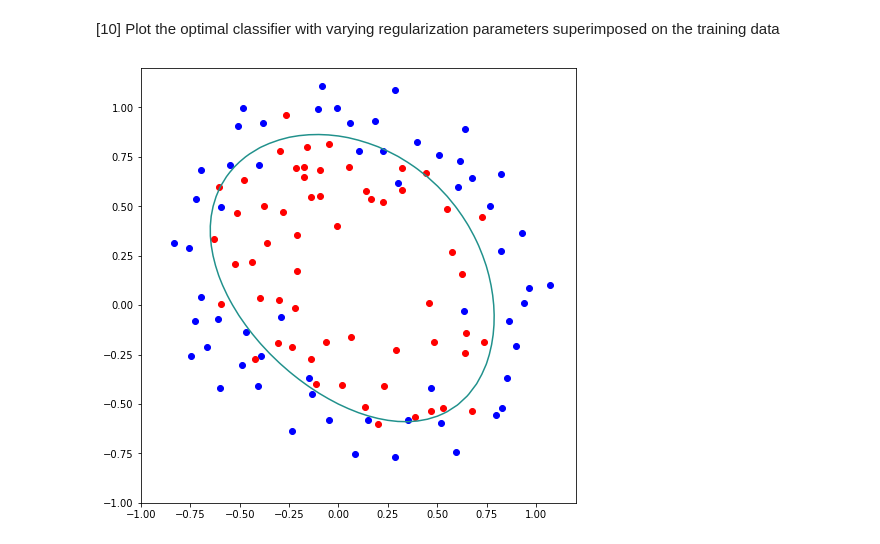
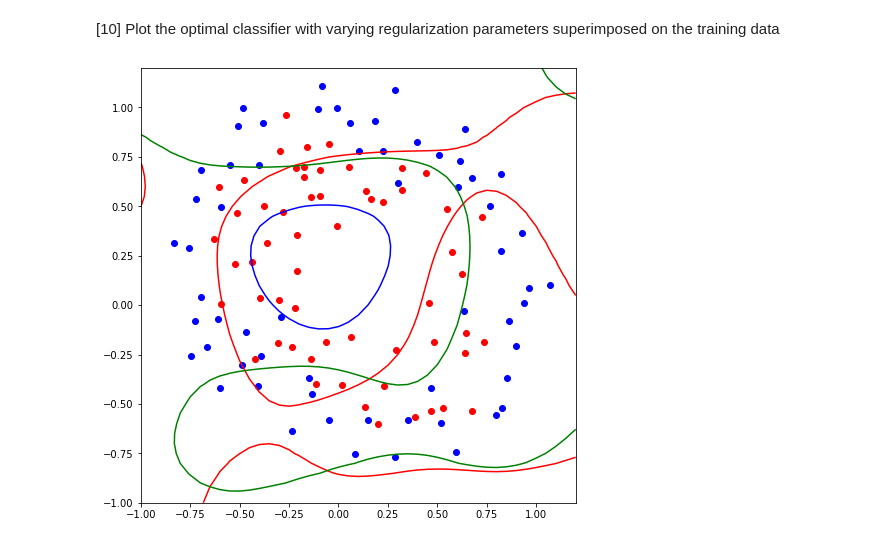
Before and after one commit to wseungjin/class-MachineLearning, a Jupyter notebook: 07/assignment07.ipynb, the cells around one changed output. Cells and saved outputs as stored; diff of their text form; code cells hidden in the pictures.

```diff
--- a/07/assignment07.ipynb
+++ b/07/assignment07.ipynb
@@ -19,7 +19,7 @@ def sigmoid(x, derivative=False):
 datanum= 118
 
 #Epoch
-epoch = 2000000
+epoch = 20000
 
 # array for graph
 OF_loss_Array=np.zeros((epoch,1))
@@ -254,14 +237,29 @@ final training AC is :
 # %%
 x_ = np.arange(-1.0, 1.25, 0.05)
 y_ = np.arange(-1.0, 1.25, 0.05)
 X, Y = np.meshgrid(x_, y_)
-Z =W0 + W1 * X + W2 * Y + W3 * (X*Y) + W4 * (X ** 2) + W5 * (Y**2) + W6 * ((X**2)*Y) + W7 * (X*(Y**2)) + W8 * (X**3)+ W9 * (Y**3)
+OF_Z = 0
+for i in range(10):
+    for j in range(10):
+        OF_Z = OF_Z + OF_W[i][j] * ((X**i)*(Y**j))
+
+JR_Z = 0
+for i in range(10):
+    for j in range(10):
+        JR_Z = JR_Z + JR_W[i][j] * ((X**i)*(Y**j))
+
+UF_Z = 0
+for i in range(10):
+    for j in range(10):
+        UF_Z = UF_Z + UF_W[i][j] * ((X**i)*(Y**j))
 
 plt.figure(figsize=(8, 8))
 plt.scatter(pointX0, pointY0, c='b')
 plt.scatter(pointX1, pointY1, c='r')
 plt.gca().set_aspect('equal', adjustable='box')
-plt.contour(X, Y, Z,levels=0)
+plt.contour(X, Y, OF_Z,levels=0,colors ="red")
+plt.contour(X, Y, JR_Z,levels=0,colors="green")
+plt.contour(X, Y, UF_Z,levels=0,colors ="blue")
 plt.show()
 # %% [output]
-[figure, old version]
+[figure, new version]
```
Also changed, not shown: parts of 6 cells of this notebook.
